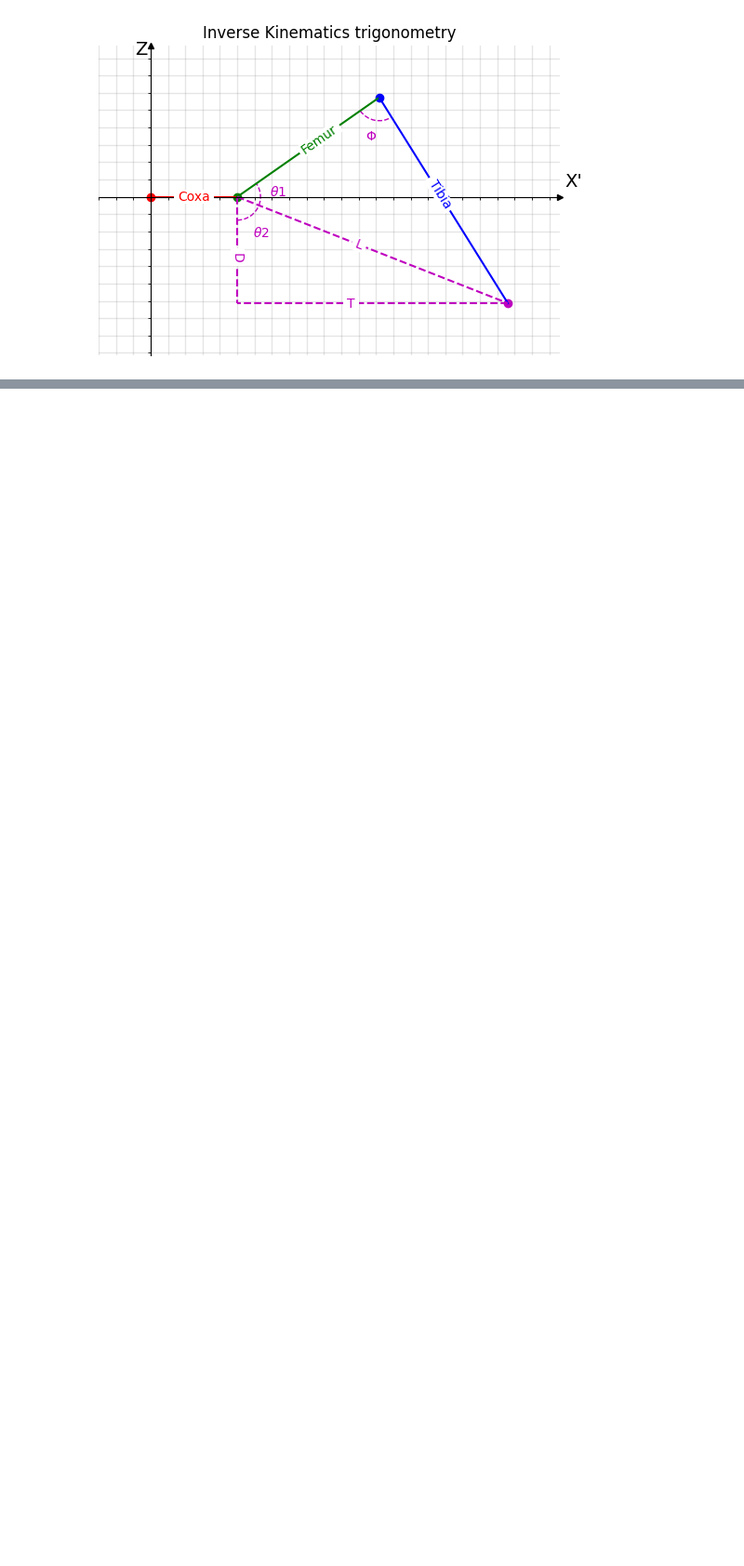
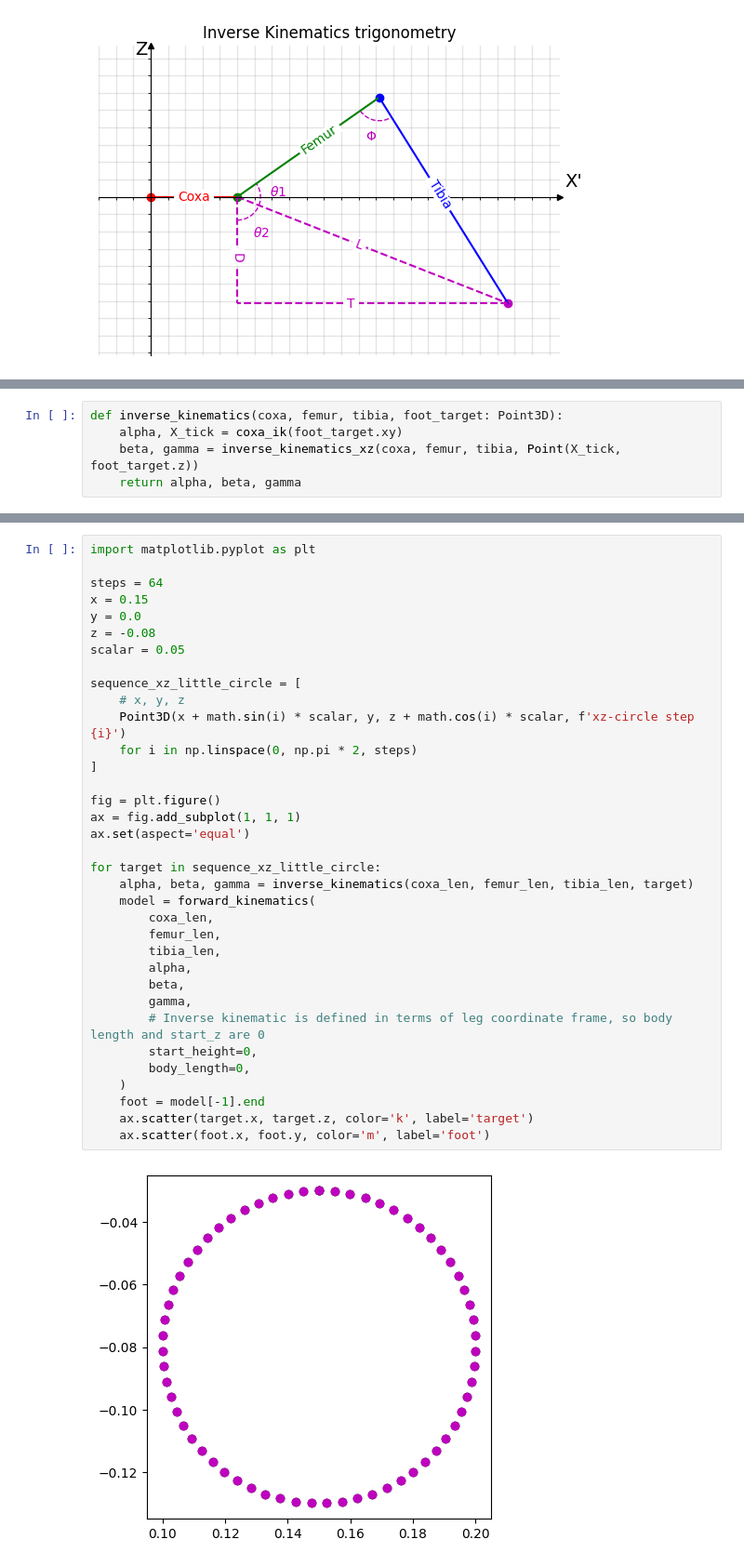
Before and after one commit to Dr-QP/Dr.QP, a Jupyter notebook: packages/runtime/drqp_brain/notebooks/getting_started_with_robot_ik.ipynb, the cells around one changed output, grey strips where cells are left out. Shown at 93% size. Saved outputs shown, nothing was run; the diff lists cells and outputs as text; blank space fills up the shorter version.

Commit message:
a circle drawn

```diff
--- a/packages/runtime/drqp_brain/notebooks/getting_started_with_robot_ik.ipynb
+++ b/packages/runtime/drqp_brain/notebooks/getting_started_with_robot_ik.ipynb
@@ -500,0 +524,5 @@ gamma=-134.4270040008057
+# %%
+def inverse_kinematics(coxa, femur, tibia, foot_target: Point3D):
+    alpha, X_tick = coxa_ik(foot_target.xy)
+    beta, gamma = inverse_kinematics_xz(coxa, femur, tibia, Point(X_tick, foot_target.z))
+    return alpha, beta, gamma
@@ -500,0 +533,37 @@ gamma=-134.4270040008057
+# %%
+import matplotlib.pyplot as plt
+
+steps = 64
+x = 0.15
+y = 0.0
+z = -0.08
+scalar = 0.05
+
+sequence_xz_little_circle = [
+    # x, y, z
+    Point3D(x + math.sin(i) * scalar, y, z + math.cos(i) * scalar, f'xz-circle step {i}')
+    for i in np.linspace(0, np.pi * 2, steps)
+]
+
+fig = plt.figure()
+ax = fig.add_subplot(1, 1, 1)
+ax.set(aspect='equal')
+
+for target in sequence_xz_little_circle:
+    alpha, beta, gamma = inverse_kinematics(coxa_len, femur_len, tibia_len, target)
+    model = forward_kinematics(
+        coxa_len,
+        femur_len,
+        tibia_len,
+        alpha,
+        beta,
+        gamma,
+        # Inverse kinematic is defined in terms of leg coordinate frame, so body length and start_z are 0
+        start_height=0,
+        body_length=0,
+    )
+    foot = model[-1].end
+    ax.scatter(target.x, target.z, color='k', label='target')
+    ax.scatter(foot.x, foot.y, color='m', label='foot')
+# %% [output]
+[figure, added]
```
Also changed, not shown: parts of 11 cells of this notebook.
